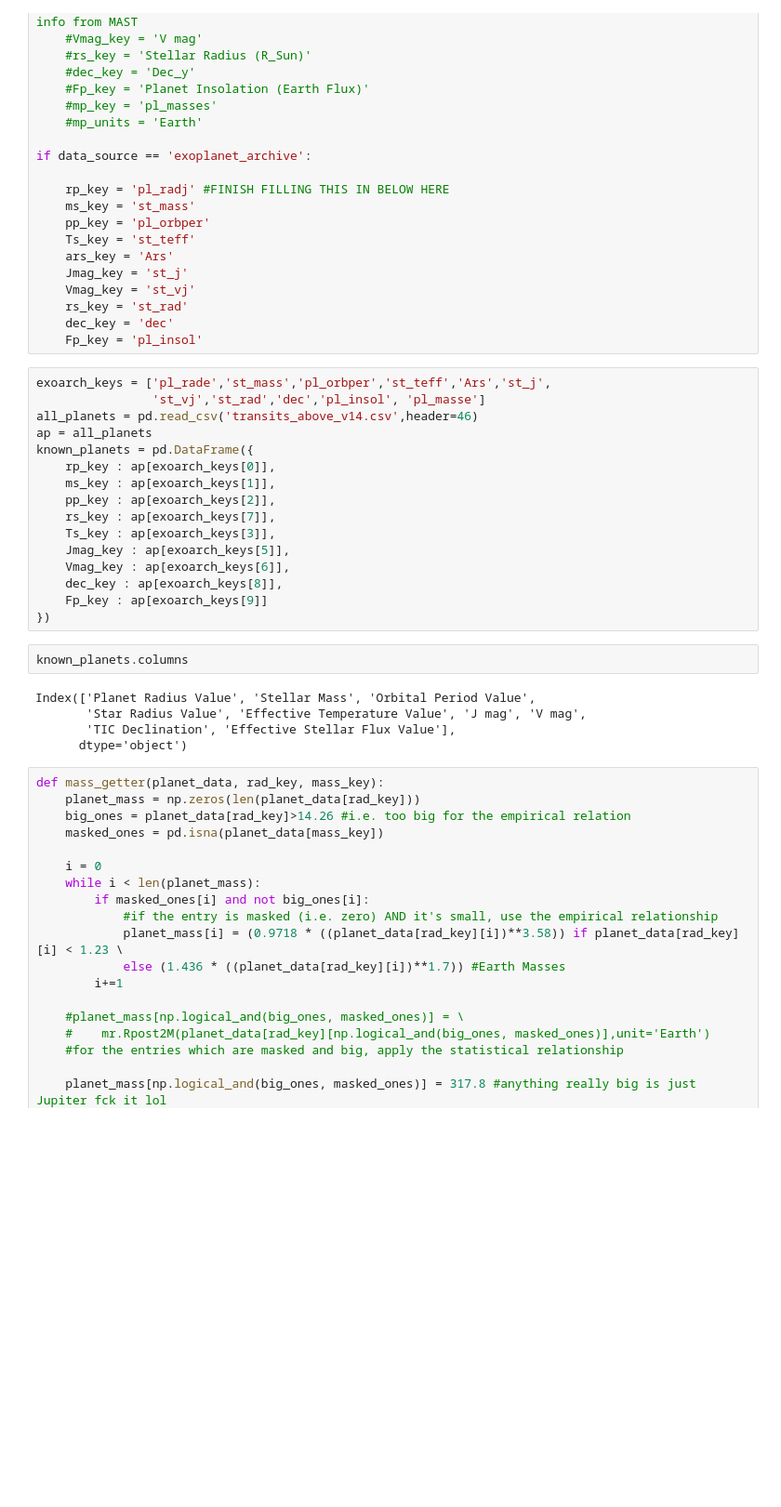
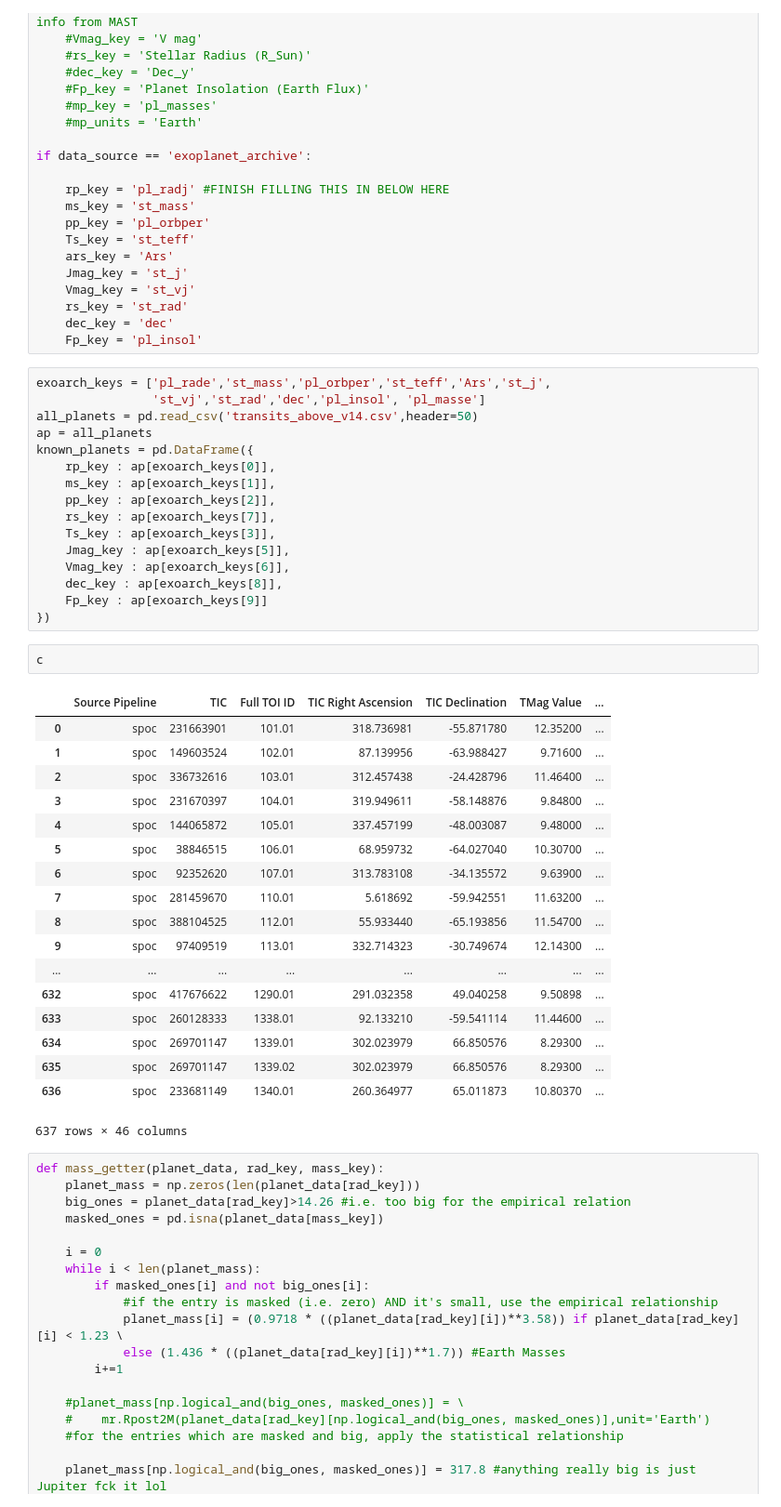
Before and after one commit to murphyjm/tks_targets_shared, a Jupyter notebook: TKS-RV-Target-Selection.ipynb, the cells around one changed output. Shown at 93% size. Saved outputs shown, nothing was run; the diff lists cells and outputs as text; blank space fills up the shorter version.

```diff
--- a/TKS-RV-Target-Selection.ipynb
+++ b/TKS-RV-Target-Selection.ipynb
@@ -132,7 +132,7 @@ if data_source == 'exoplanet_archive':
 # %%
 exoarch_keys = ['pl_rade','st_mass','pl_orbper','st_teff','Ars','st_j',
                 'st_vj','st_rad','dec','pl_insol', 'pl_masse']
-all_planets = pd.read_csv('transits_above_v14.csv',header=46)
+all_planets = pd.read_csv('transits_above_v14.csv',header=50)
 ap = all_planets
 known_planets = pd.DataFrame({
     rp_key : ap[exoarch_keys[0]],
@@ -145,13 +145,27 @@ known_planets = pd.DataFrame({
     dec_key : ap[exoarch_keys[8]],
     Fp_key : ap[exoarch_keys[9]]
 })
-# %%
-known_planets.columns
-# %% [output]
-Index(['Planet Radius Value', 'Stellar Mass', 'Orbital Period Value',
-       'Star Radius Value', 'Effective Temperature Value', 'J mag', 'V mag',
-       'TIC Declination', 'Effective Stellar Flux Value'],
-      dtype='object')
+# %%
+c
+# %% [output]
+|  | Source Pipeline | TIC | Full TOI ID | TIC Right Ascension | TIC Declination | TMag Value | ... |
+| 0 | spoc | 231663901 | 101.01 | 318.736981 | -55.871780 | 12.35200 | ... |
+| 1 | spoc | 149603524 | 102.01 | 87.139956 | -63.988427 | 9.71600 | ... |
+| 2 | spoc | 336732616 | 103.01 | 312.457438 | -24.428796 | 11.46400 | ... |
+| 3 | spoc | 231670397 | 104.01 | 319.949611 | -58.148876 | 9.84800 | ... |
+| 4 | spoc | 144065872 | 105.01 | 337.457199 | -48.003087 | 9.48000 | ... |
+| 5 | spoc | 38846515 | 106.01 | 68.959732 | -64.027040 | 10.30700 | ... |
+| 6 | spoc | 92352620 | 107.01 | 313.783108 | -34.135572 | 9.63900 | ... |
+| 7 | spoc | 281459670 | 110.01 | 5.618692 | -59.942551 | 11.63200 | ... |
+| 8 | spoc | 388104525 | 112.01 | 55.933440 | -65.193856 | 11.54700 | ... |
+| 9 | spoc | 97409519 | 113.01 | 332.714323 | -30.749674 | 12.14300 | ... |
+| ... | ... | ... | ... | ... | ... | ... | ... |
+| 632 | spoc | 417676622 | 1290.01 | 291.032358 | 49.040258 | 9.50898 | ... |
+| 633 | spoc | 260128333 | 1338.01 | 92.133210 | -59.541114 | 11.44600 | ... |
+| 634 | spoc | 269701147 | 1339.01 | 302.023979 | 66.850576 | 8.29300 | ... |
+| 635 | spoc | 269701147 | 1339.02 | 302.023979 | 66.850576 | 8.29300 | ... |
+| 636 | spoc | 233681149 | 1340.01 | 260.364977 | 65.011873 | 10.80370 | ... |
+637 rows × 46 columns
 # %%
 def mass_getter(planet_data, rad_key, mass_key):
     planet_mass = np.zeros(len(planet_data[rad_key]))
```
Also changed, not shown: parts of 16 cells of this notebook.
